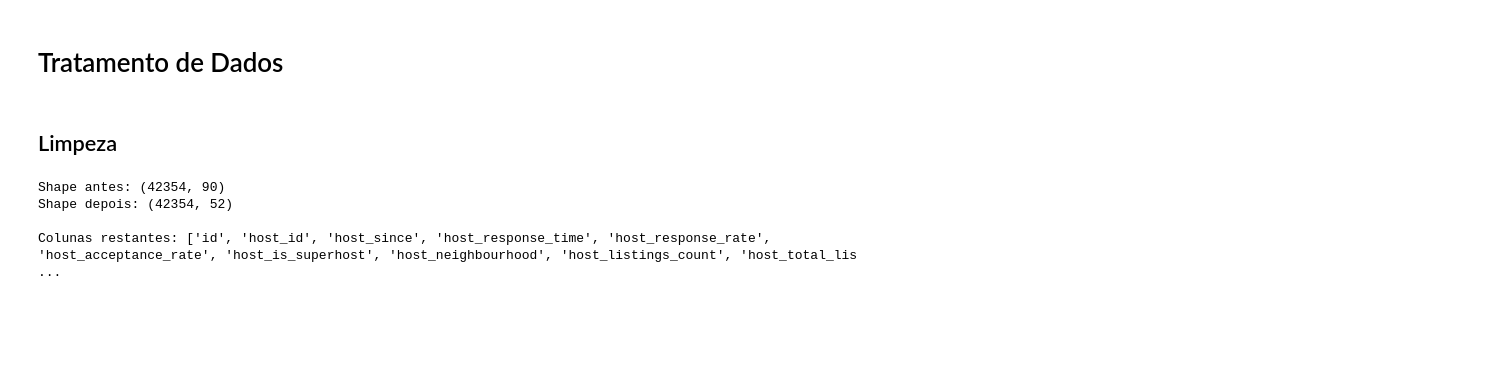
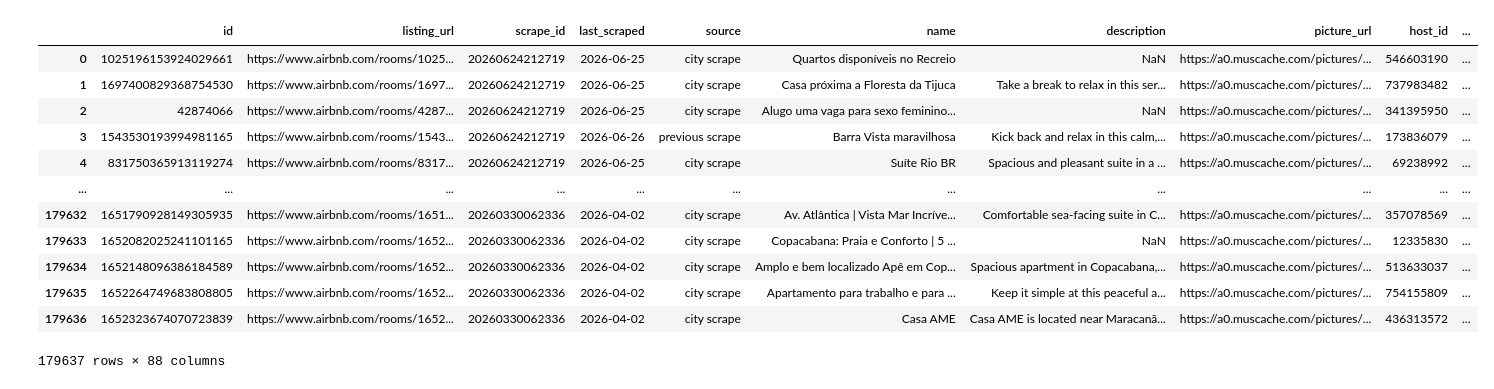
Before and after one commit to Rafa-Russo/Grupo-2, a Jupyter notebook: exploration/Russo/EDA.ipynb, the cells around one changed output. Saved outputs shown, nothing was run; the diff lists cells and outputs as text; code cells hidden in the pictures; blank space fills up the shorter version.

Commit message:
Mudança de dataset usado para RJ

```diff
--- a/exploration/Russo/EDA.ipynb
+++ b/exploration/Russo/EDA.ipynb
@@ -104,45 +15,17 @@ Error:
-# %% [markdown]
-# Tratamento de Dados
-# %% [markdown]
-## Limpeza
-# %%
-print(f"Shape antes: {listings.shape}")
-
-listings.drop(columns=[
-    # Dados Técnicos/Metadados
-    "listing_url", "scrape_id", "source", "picture_url",
-    "host_url", "host_profile_id", "host_profile_url",
-    "host_thumbnail_url", "host_picture_url",
-
-    # Informações Textuais Qualitativas
-    "name", "description", "neighborhood_overview",
-
-    # Dados Pessoais do Host Irrelevantes
-    "host_name", "host_about", "host_location",
-    "host_verifications", "host_has_profile_pic", "host_identity_verified",
-
-    # Redundâncias de Tempo
-    "hosts_time_as_user_years", "hosts_time_as_user_months",
-    "hosts_time_as_host_years", "hosts_time_as_host_months",
-
-    # Variações Confusas de Noites Mínimas/Máximas
-    "minimum_minimum_nights", "maximum_minimum_nights",
-    "minimum_maximum_nights", "maximum_maximum_nights",
-    "minimum_nights_avg_ntm", "maximum_nights_avg_ntm",
-
-    # Campos de Data Redundantes
-    "calendar_updated", "calendar_last_scraped",
-    "price_quote_checkin_date", "price_quote_checkout_date",
-
-    # Outros Campos Menos Relevantes
-    "license", "instant_bookable", "availability_eoy",
-    "price_quote_raw", "last_scraped", "price_quote_total_price"
-], inplace=True)
-
-print(f"Shape depois: {listings.shape}")
-print(f"\nColunas restantes: {list(listings.columns)}")
-# %% [output]
-Shape antes: (42354, 90)
-Shape depois: (42354, 52)
-
-Colunas restantes: ['id', 'host_id', 'host_since', 'host_response_time', 'host_response_rate', 'host_acceptance_rate', 'host_is_superhost', 'host_neighbourhood', 'host_listings_count', 'host_total_lis ...
+# %%
+listings = pd.read_csv("../../data/listings.csv")
+listings
+# %% [output]
+|  | id | listing_url | scrape_id | last_scraped | source | name | description | picture_url | host_id | ... |
+| 0 | 1025196153924029661 | https://www.airbnb.com/rooms/1025... | 20260624212719 | 2026-06-25 | city scrape | Quartos disponíveis no Recreio | NaN | https://a0.muscache.com/pictures/... | 546603190 | ... |
+| 1 | 1697400829368754530 | https://www.airbnb.com/rooms/1697... | 20260624212719 | 2026-06-25 | city scrape | Casa próxima a Floresta da Tijuca | Take a break to relax in this ser... | https://a0.muscache.com/pictures/... | 737983482 | ... |
+| 2 | 42874066 | https://www.airbnb.com/rooms/4287... | 20260624212719 | 2026-06-25 | city scrape | Alugo uma vaga para sexo feminino... | NaN | https://a0.muscache.com/pictures/... | 341395950 | ... |
+| 3 | 1543530193994981165 | https://www.airbnb.com/rooms/1543... | 20260624212719 | 2026-06-26 | previous scrape | Barra Vista maravilhosa | Kick back and relax in this calm,... | https://a0.muscache.com/pictures/... | 173836079 | ... |
+| 4 | 831750365913119274 | https://www.airbnb.com/rooms/8317... | 20260624212719 | 2026-06-25 | city scrape | Suíte Rio BR | Spacious and pleasant suite in a ... | https://a0.muscache.com/pictures/... | 69238992 | ... |
+| ... | ... | ... | ... | ... | ... | ... | ... | ... | ... | ... |
+| 179632 | 1651790928149305935 | https://www.airbnb.com/rooms/1651... | 20260330062336 | 2026-04-02 | city scrape | Av. Atlântica | Vista Mar Incríve... | Comfortable sea-facing suite in C... | https://a0.muscache.com/pictures/... | 357078569 | ... |
+| 179633 | 1652082025241101165 | https://www.airbnb.com/rooms/1652... | 20260330062336 | 2026-04-02 | city scrape | Copacabana: Praia e Conforto | 5 ... | NaN | https://a0.muscache.com/pictures/... | 12335830 | ... |
+| 179634 | 1652148096386184589 | https://www.airbnb.com/rooms/1652... | 20260330062336 | 2026-04-02 | city scrape | Amplo e bem localizado Apê em Cop... | Spacious apartment in Copacabana,... | https://a0.muscache.com/pictures/... | 513633037 | ... |
+| 179635 | 1652264749683808805 | https://www.airbnb.com/rooms/1652... | 20260330062336 | 2026-04-02 | city scrape | Apartamento para trabalho e para ... | Keep it simple at this peaceful a... | https://a0.muscache.com/pictures/... | 754155809 | ... |
+| 179636 | 1652323674070723839 | https://www.airbnb.com/rooms/1652... | 20260330062336 | 2026-04-02 | city scrape | Casa AME | Casa AME is located near Maracanã... | https://a0.muscache.com/pictures/... | 436313572 | ... |
+179637 rows × 88 columns
```
Also changed, not shown: parts of 8 cells of this notebook, 7 other files.
